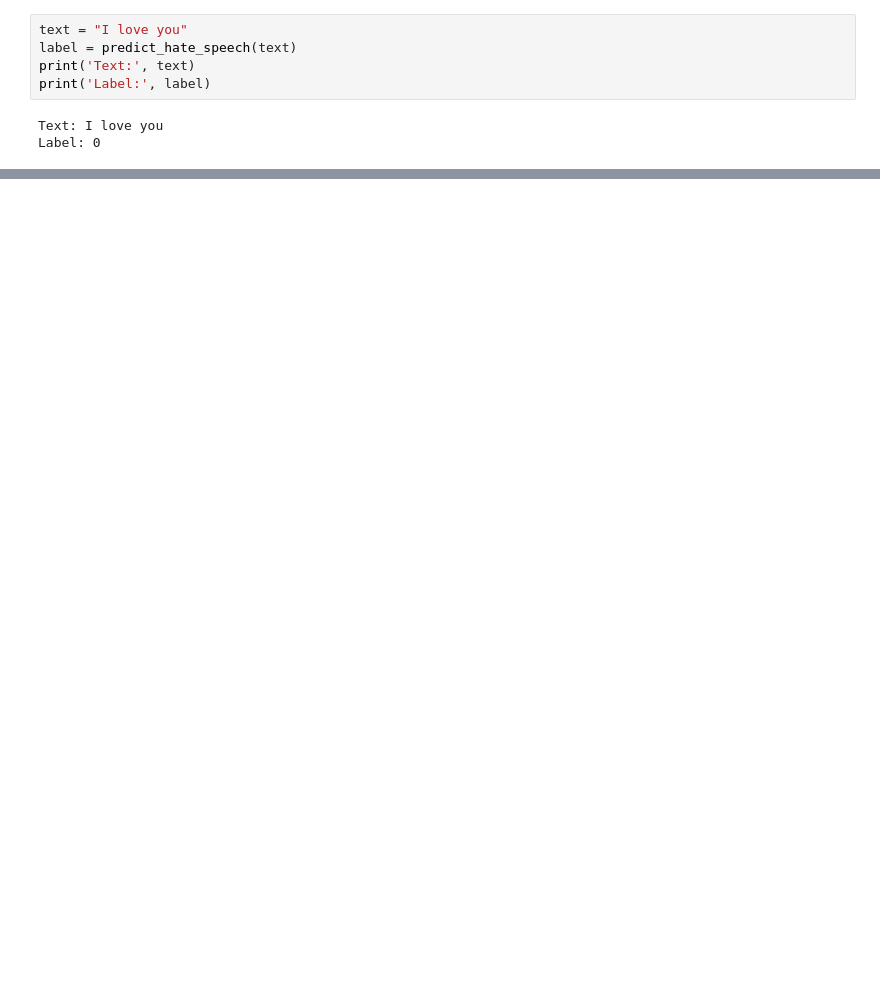
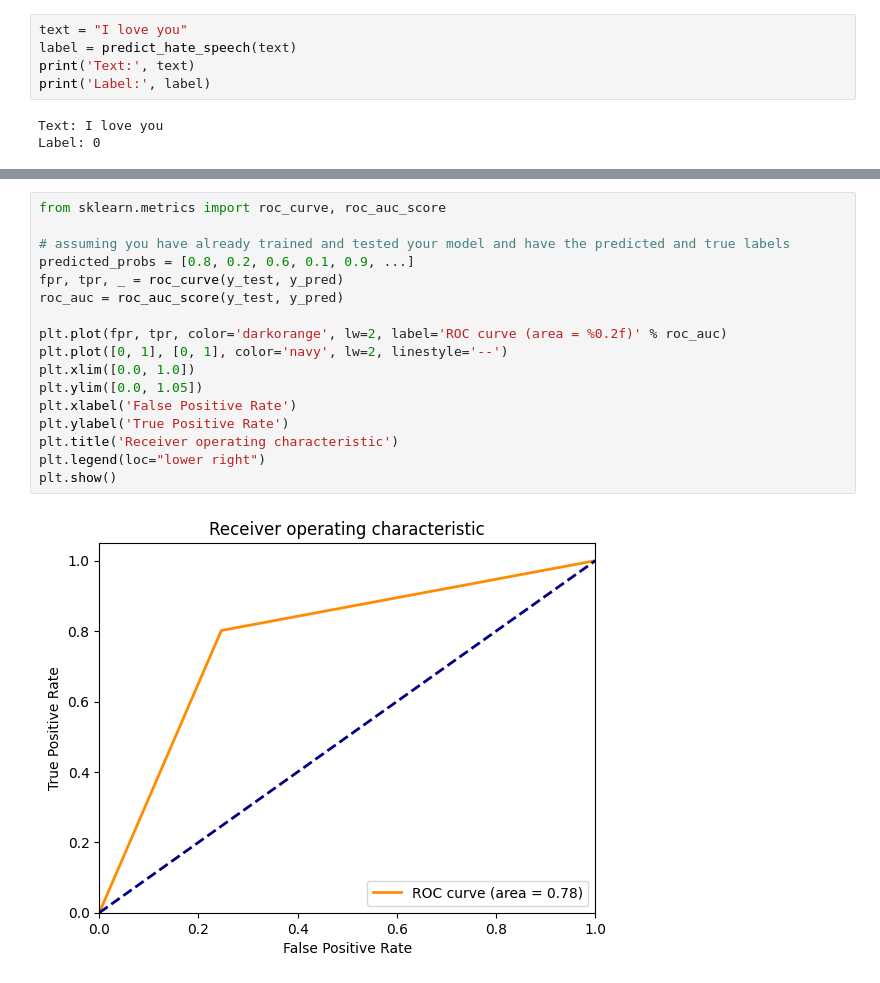
Before and after one commit to mufid2003/Hate-Speech-Detection, a Jupyter notebook: Hate Speech Detection model.ipynb, the cells around one changed output, grey strips where cells are left out. Saved outputs shown, nothing was run; the diff lists cells and outputs as text; blank space fills up the shorter version.

```diff
--- a/Hate Speech Detection model.ipynb
+++ b/Hate Speech Detection model.ipynb
@@ -105,0 +197,19 @@ Label: 0
+# %%
+from sklearn.metrics import roc_curve, roc_auc_score
+
+# assuming you have already trained and tested your model and have the predicted and true labels
+predicted_probs = [0.8, 0.2, 0.6, 0.1, 0.9, ...]
+fpr, tpr, _ = roc_curve(y_test, y_pred)
+roc_auc = roc_auc_score(y_test, y_pred)
+
+plt.plot(fpr, tpr, color='darkorange', lw=2, label='ROC curve (area = %0.2f)' % roc_auc)
+plt.plot([0, 1], [0, 1], color='navy', lw=2, linestyle='--')
+plt.xlim([0.0, 1.0])
+plt.ylim([0.0, 1.05])
+plt.xlabel('False Positive Rate')
+plt.ylabel('True Positive Rate')
+plt.title('Receiver operating characteristic')
+plt.legend(loc="lower right")
+plt.show()
+# %% [output]
+[figure, added]
```
Also changed, not shown: parts of 12 cells of this notebook, 2 other files.
